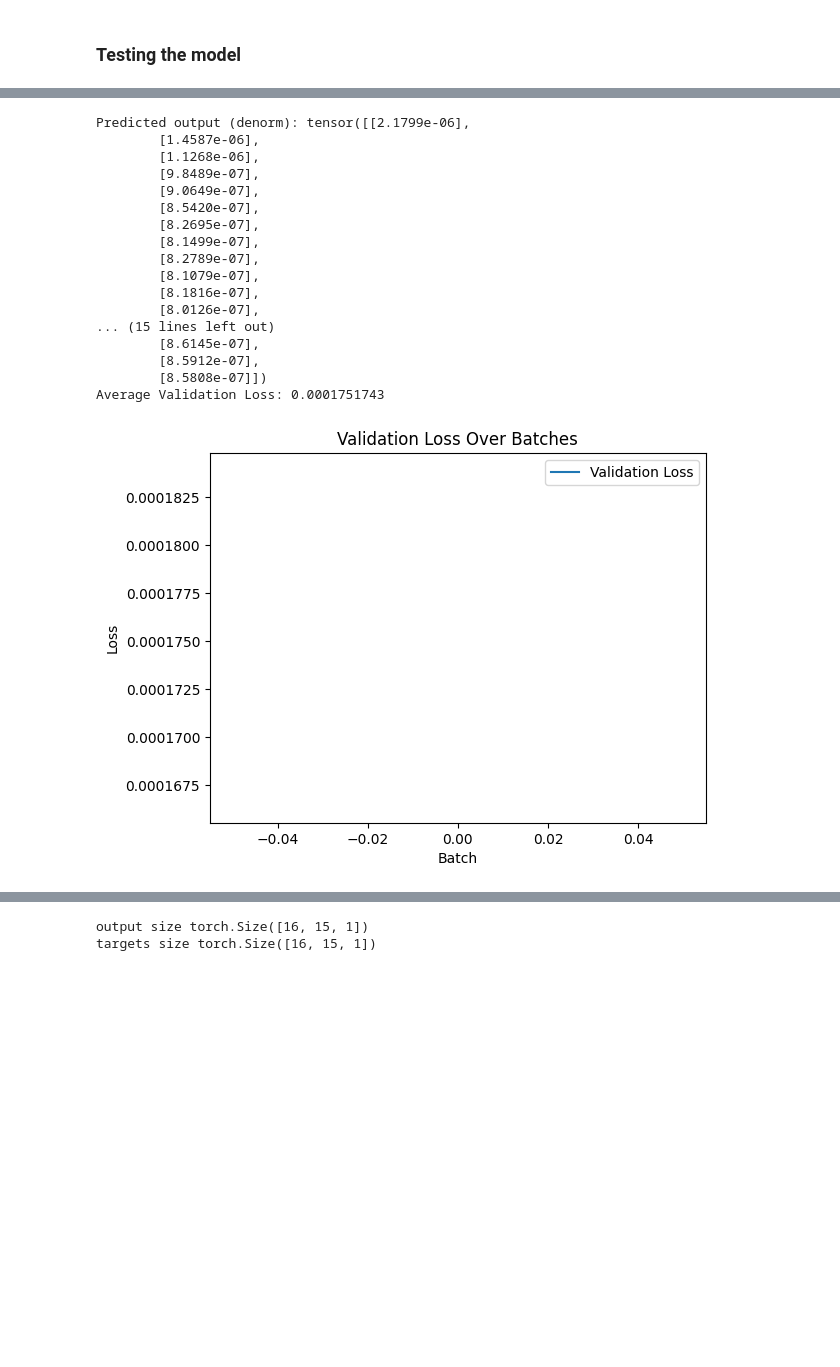
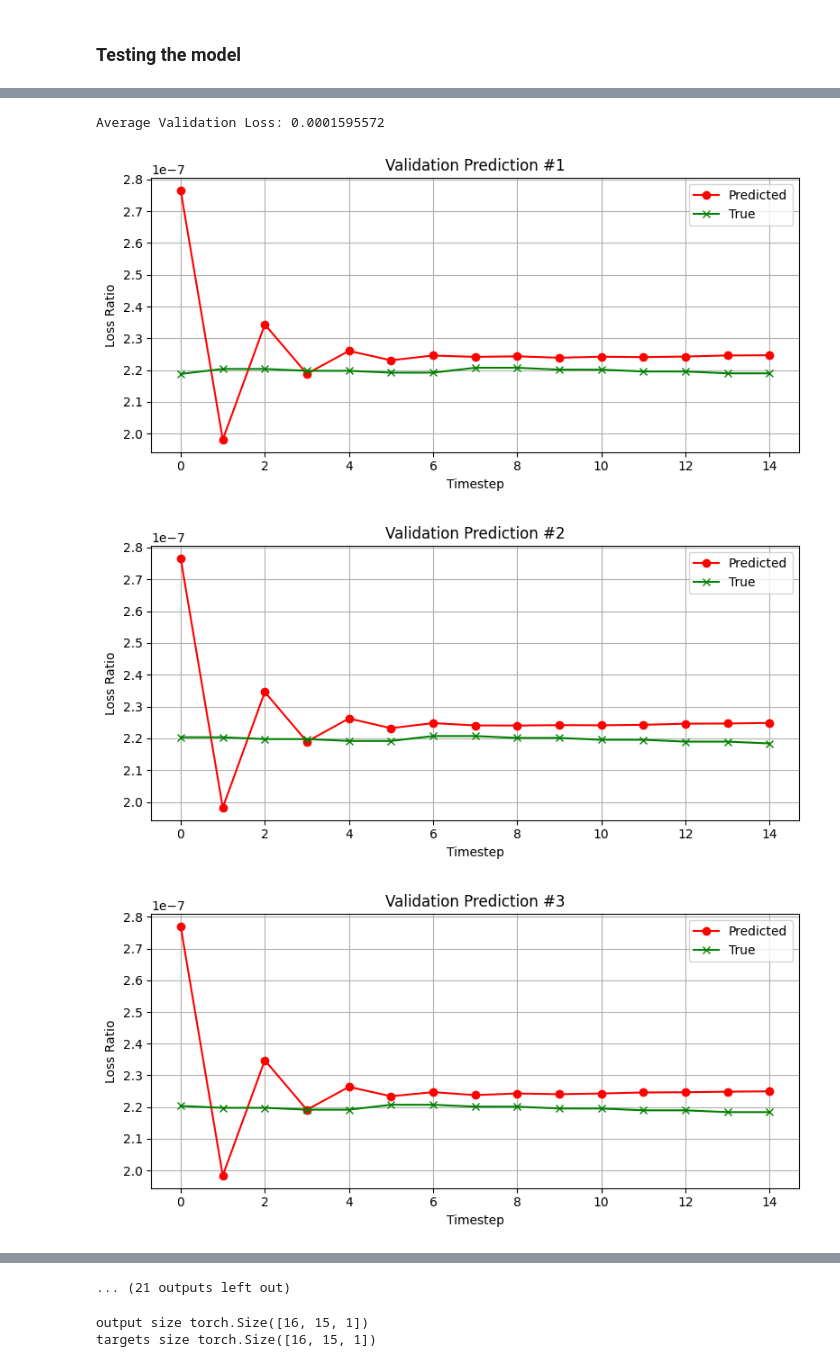
Before and after one commit to SSTengNic/Network_Project, a Jupyter notebook: loss_predict_models/Loss_Predict_Mininet_Data_Cubic.ipynb, the cells around one changed output, grey strips where cells are left out. Saved outputs shown, nothing was run; the diff lists cells and outputs as text; code cells hidden in the pictures; blank space fills up the shorter version.

```diff
--- a/loss_predict_models/Loss_Predict_Mininet_Data_Cubic.ipynb
+++ b/loss_predict_models/Loss_Predict_Mininet_Data_Cubic.ipynb
@@ -56,7 +56,7 @@ import numpy as np
 import torch
 
 # Load dataset
-file_path = "../src/data/cubic_tcp.csv"
+file_path = "../src/data/cubic_Nich.csv"
 df = pd.read_csv(file_path, delimiter=";")
 
 # Convert TCP type to numeric
@@ -65,8 +65,8 @@ df['tcp_type'] = df['tcp_type'].map({'reno': 1, 'cubic': 0})
 
 # Identify constant columns
 constant_columns = [col for col in df.columns if len(df[col].unique()) == 1]
-constant_columns += ["bytes_retrans", "bytes_sent"]  # Optional if you plan to drop them
-
+constant_columns += ["bytes_retrans", "bytes_sent","tcp_type","delivered"]  # Optional if you plan to drop them
+#Taking delivered out because that was what was removed last time, because it was all 0. Now, there is value.
 
 # Drop them
 df = df.drop(columns=constant_columns)
@@ -76,6 +76,7 @@ df = df.drop(columns=constant_columns)
 target_col = "loss_ratio"
 
 features = df.drop(columns=[target_col])
+
 
 
 targets = df[[target_col]]  # Keep as DataFrame to match shape
@@ -235,12 +307,13 @@ def train(model, dataloader, num_epochs, learning_rate):
 # Define the model parameters
 # Following the research paper's instructions
 input_size = 15
-hidden_size = 20
+hidden_size = 128
 num_layers = 1 # Can be changed to stack multiple LSTM layers!
 output_size = 1
 dataloader = train_loader
 
 #Create the model
 model = LSTM_pt(input_size, hidden_size, num_layers, output_size).to(device)
-train(model, dataloader, num_epochs = 200, learning_rate = 0.001)
+# train(model, dataloader, num_epochs = 200, learning_rate = 0.001)
+train_and_validate(model,train_loader, test_loader, num_epochs = 200, learning_rate = 0.001, target_min = target_min, target_max = target_max)
 # %% [output]
@@ -260,4 +375,7 @@ Total test batches: 1
 # %%
+import torch
+import matplotlib.pyplot as plt
+
 model.eval()
 
 # Initialize variables to track loss
@@ -267,6 +385,10 @@ total_lost_values = []
 
 # Define the loss function
 criterion = torch.nn.MSELoss()
+
+# Initialize lists for storing visualized data
+predicted_loss_ratios = []
+true_loss_ratios = []
 
 # Hidden state and cell state
 hidden_state, cell_state = None, None
@@ -274,59 +396,54 @@ hidden_state, cell_state = None, None
 # Disable gradient computation for validation
 with torch.no_grad():
     for batch_idx, (inputs, targets) in enumerate(test_loader):
 
         if hidden_state is not None:
             hidden_state = hidden_state.detach()
         if cell_state is not None:
             cell_state = cell_state.detach()
 
         # Forward pass
         output, cell_state, hidden_state = model(inputs, cell_state, hidden_state)
 
         # Denormalize using new min/max for target
         output_denorm = output * (target_max - target_min) + target_min
         target_denorm = targets * (target_max - target_min) + target_min
 
-        if batch_idx % 5 == 0:
-            print("Predicted output (denorm):", output_denorm[0])
-            print("True output (denorm):    ", target_denorm[0])
+        # Append each sequence (shape [15,1] -> [15]) as a pair
+        if batch_idx % 10 == 0:
+            for pred_seq, true_seq in zip(output_denorm.squeeze().cpu(), target_denorm.squeeze().cpu()):
+                predicted_loss_ratios.append(pred_seq.numpy())
+                true_loss_ratios.append(true_seq.numpy())
 
         # Compute loss using normalized values
         loss = criterion(output, targets)
 
         # Accumulate and average loss
         total_val_loss += loss.item()
         total_lost_values.append(total_val_loss / (batch_idx + 1))
         num_batches += 1
 
 # Average loss across all batches
 avg_loss = total_val_loss / num_batches
 print(f'Average Validation Loss: {avg_loss:.10f}')
 
-# Plot the validation loss over batches
-import matplotlib.pyplot as plt
-plt.plot(range(num_batches), total_lost_values, label='Validation Loss')
-plt.xlabel('Batch')
-plt.ylabel('Loss')
-plt.title('Validation Loss Over Batches')
-plt.legend()
-plt.show()
+# Plot each prediction vs target in separate graphs
+for i, (pred, true) in enumerate(zip(predicted_loss_ratios, true_loss_ratios)):
+    plt.figure(figsize=(8, 4))
+    plt.plot(pred, label='Predicted', color='red', marker='o')
+    plt.plot(true, label='True', color='green', marker='x')
+    plt.title(f'Validation Prediction #{i+1}')
+    plt.xlabel('Timestep')
+    plt.ylabel('Loss Ratio')
+    plt.legend()
+    plt.grid(True)
+    plt.tight_layout()
+    plt.show()
+
+    # Optional: Limit number of plots if too many
+    # if i >= 10: break
 # %% [output]
-Predicted output (denorm): tensor([[2.1799e-06],
-        [1.4587e-06],
-        [1.1268e-06],
-        [9.8489e-07],
-        [9.0649e-07],
-        [8.5420e-07],
-        [8.2695e-07],
-        [8.1499e-07],
-        [8.2789e-07],
-        [8.1079e-07],
-        [8.1816e-07],
-        [8.0126e-07],
-... (15 lines left out)
-        [8.6145e-07],
-        [8.5912e-07],
-        [8.5808e-07]])
-Average Validation Loss: 0.0001751743
+Average Validation Loss: 0.0001595572
-[figure, old version]
+[figure, new version]
+[figure, added]
+[figure, added]
@@ -333,3 +458,4 @@ Average Validation Loss: 0.0001751743
+... (21 outputs left out)
 # %%
 print("output size", output.shape)
 print("targets size", targets.shape)
```
Also changed, not shown: parts of 9 cells of this notebook, 9 other files.
